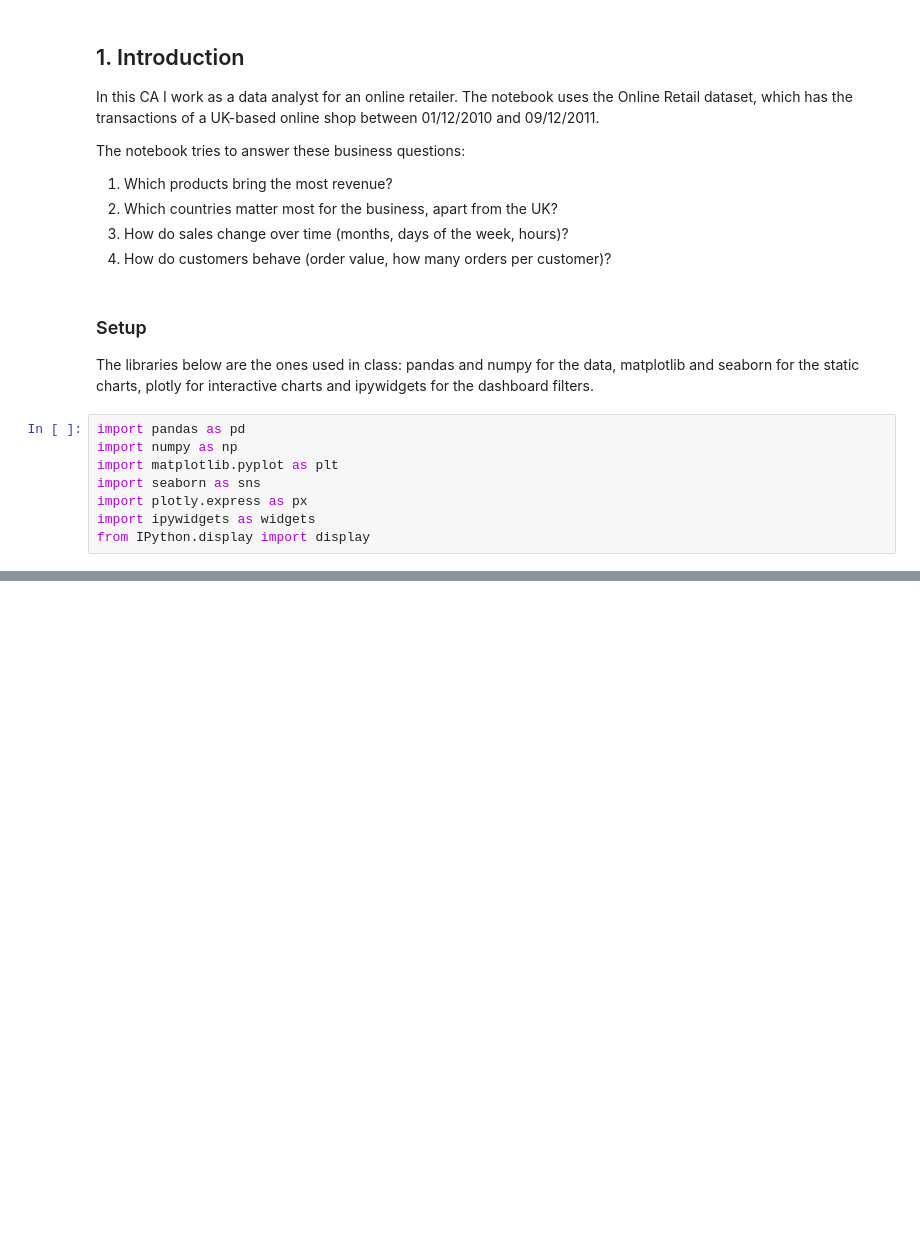
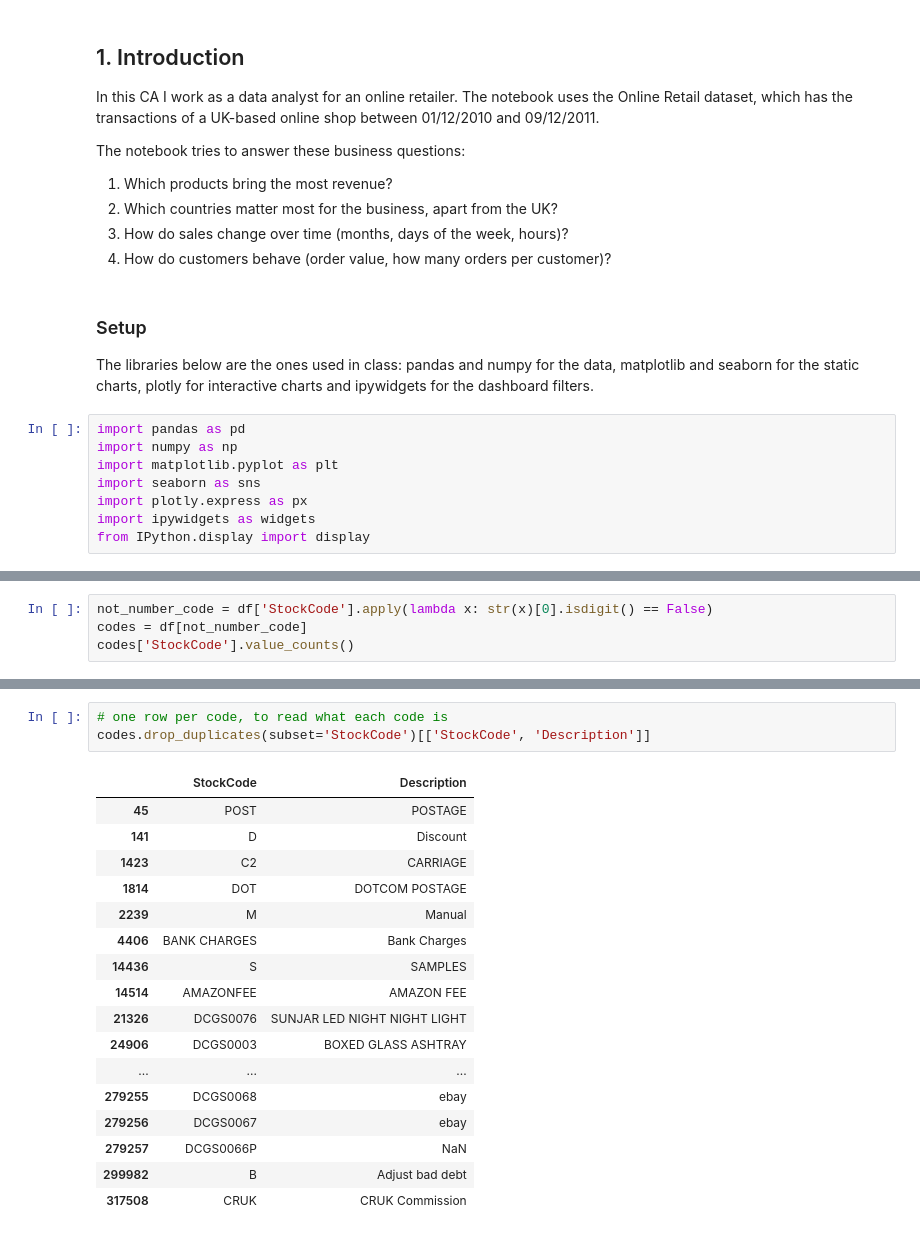
Before and after one commit to MatheusFerreiraL/dvc-ca2-online-retail, a Jupyter notebook: dvc_ca2_online_retail.ipynb, the cells around one changed output, grey strips where cells are left out. Drawn from its saved outputs; the diff is of its cells as text; blank space fills up the shorter version.

```diff
--- a/dvc_ca2_online_retail.ipynb
+++ b/dvc_ca2_online_retail.ipynb
@@ -65,0 +243,4 @@ df.head()
+# %%
+not_number_code = df['StockCode'].apply(lambda x: str(x)[0].isdigit() == False)
+codes = df[not_number_code]
+codes['StockCode'].value_counts()
@@ -65,0 +265,21 @@ df.head()
+# %%
+# one row per code, to read what each code is
+codes.drop_duplicates(subset='StockCode')[['StockCode', 'Description']]
+# %% [output]
+|  | StockCode | Description |
+| 45 | POST | POSTAGE |
+| 141 | D | Discount |
+| 1423 | C2 | CARRIAGE |
+| 1814 | DOT | DOTCOM POSTAGE |
+| 2239 | M | Manual |
+| 4406 | BANK CHARGES | Bank Charges |
+| 14436 | S | SAMPLES |
+| 14514 | AMAZONFEE | AMAZON FEE |
+| 21326 | DCGS0076 | SUNJAR LED NIGHT NIGHT LIGHT |
+| 24906 | DCGS0003 | BOXED GLASS ASHTRAY |
+| ... | ... | ... |
+| 279255 | DCGS0068 | ebay |
+| 279256 | DCGS0067 | ebay |
+| 279257 | DCGS0066P | NaN |
+| 299982 | B | Adjust bad debt |
+| 317508 | CRUK | CRUK Commission |
```
Also changed, not shown: parts of 51 cells of this notebook.
